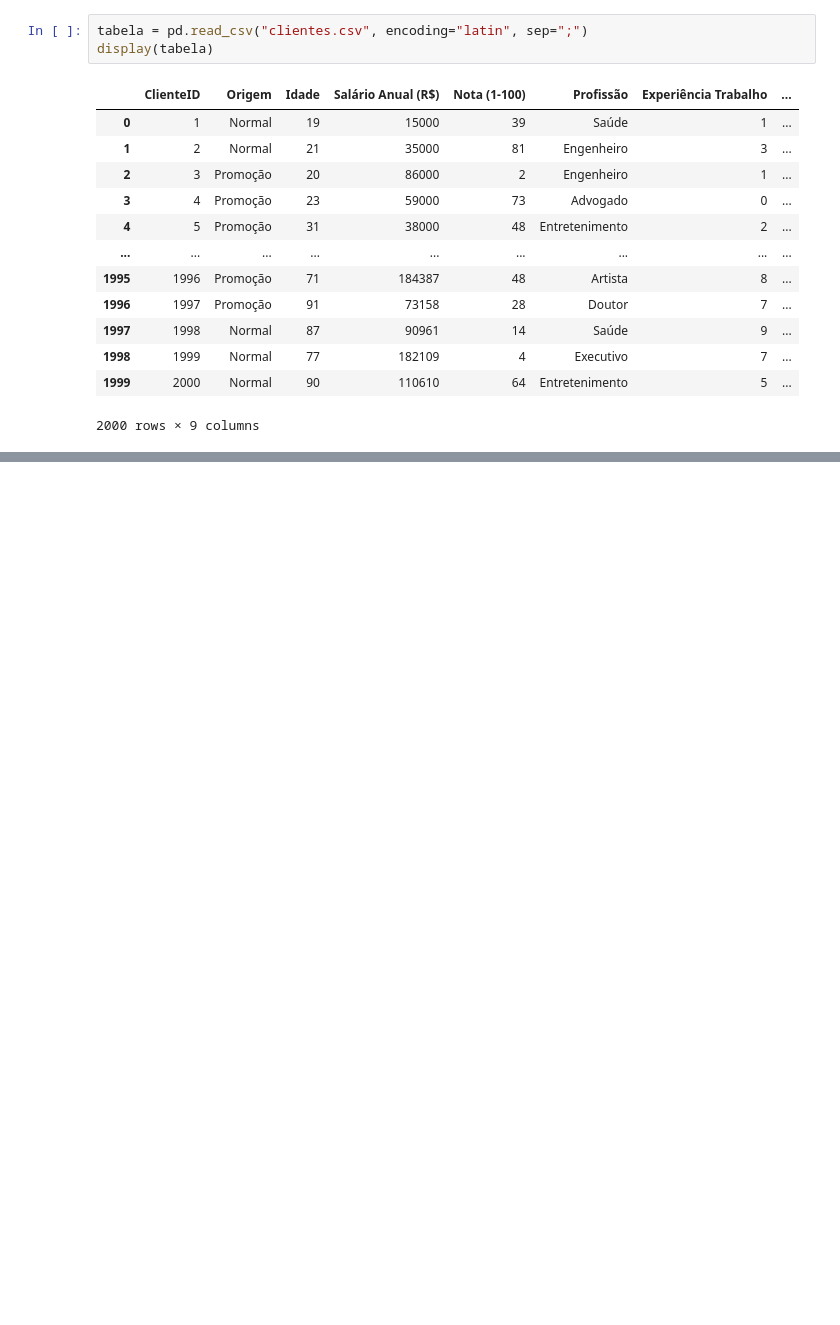
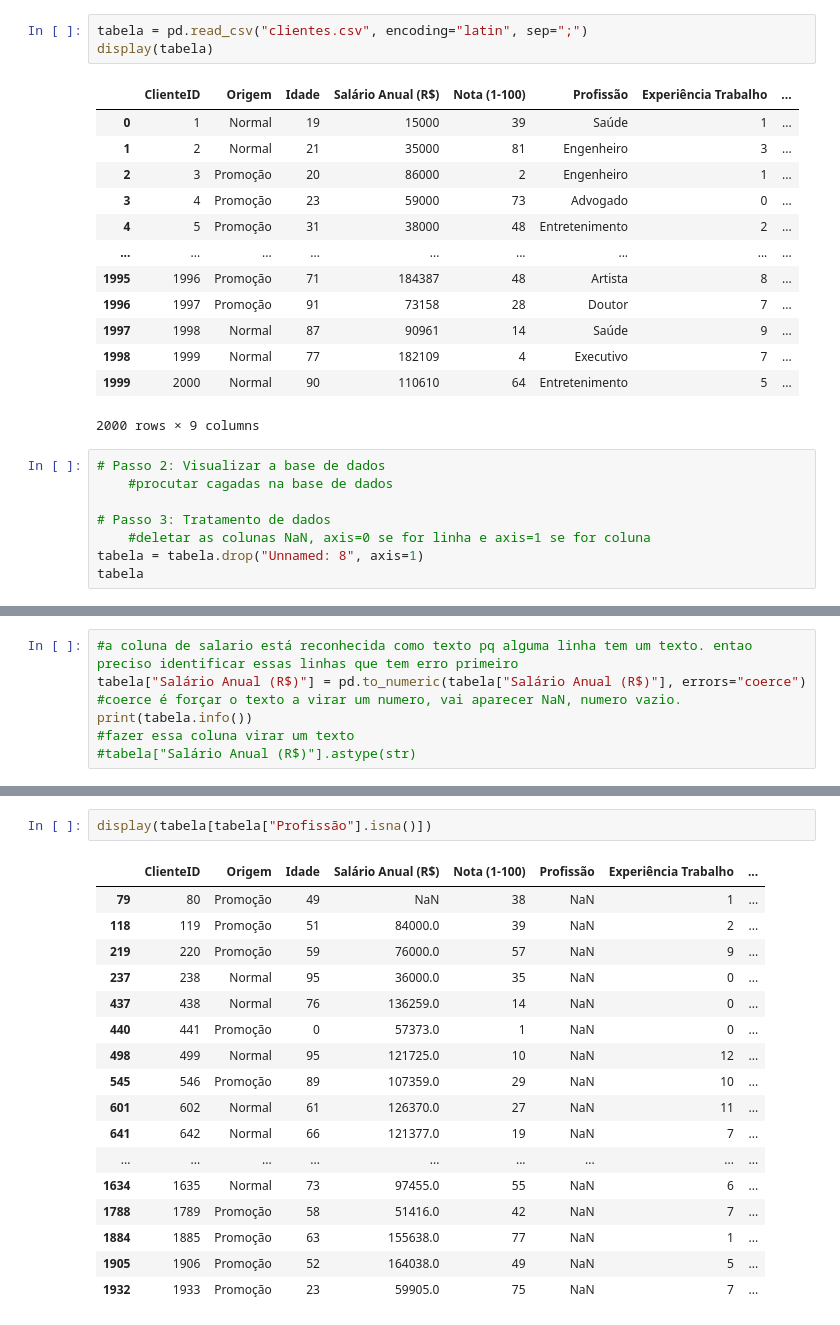
Before and after one commit to marquesgabi/Portifolio, a Jupyter notebook: Curso_Python/Aula02/Aula 2-2- Arquivo Inicial.ipynb, the cells around one changed output, grey strips where cells are left out. Saved outputs shown, nothing was run; the diff lists cells and outputs as text; blank space fills up the shorter version.

```diff
--- a/Curso_Python/Aula02/Aula 2-2- Arquivo Inicial.ipynb
+++ b/Curso_Python/Aula02/Aula 2-2- Arquivo Inicial.ipynb
@@ -43,3 +44,11 @@ display(tabela)
 | 1998 | 1999 | Normal | 77 | 182109 | 4 | Executivo | 7 | ... |
 | 1999 | 2000 | Normal | 90 | 110610 | 64 | Entretenimento | 5 | ... |
 2000 rows × 9 columns
+# %%
+# Passo 2: Visualizar a base de dados
+    #procutar cagadas na base de dados
+
+# Passo 3: Tratamento de dados
+    #deletar as colunas NaN, axis=0 se for linha e axis=1 se for coluna
+tabela = tabela.drop("Unnamed: 8", axis=1)
+tabela
@@ -45,0 +92,6 @@ display(tabela)
+# %%
+#a coluna de salario está reconhecida como texto pq alguma linha tem um texto. entao preciso identificar essas linhas que tem erro primeiro
+tabela["Salário Anual (R$)"] = pd.to_numeric(tabela["Salário Anual (R$)"], errors="coerce") #coerce é forçar o texto a virar um numero, vai aparecer NaN, numero vazio.
+print(tabela.info())
+#fazer essa coluna virar um texto
+#tabela["Salário Anual (R$)"].astype(str)
@@ -45,0 +115,20 @@ display(tabela)
+# %%
+display(tabela[tabela["Profissão"].isna()])
+# %% [output]
+|  | ClienteID | Origem | Idade | Salário Anual (R$) | Nota (1-100) | Profissão | Experiência Trabalho | ... |
+| 79 | 80 | Promoção | 49 | NaN | 38 | NaN | 1 | ... |
+| 118 | 119 | Promoção | 51 | 84000.0 | 39 | NaN | 2 | ... |
+| 219 | 220 | Promoção | 59 | 76000.0 | 57 | NaN | 9 | ... |
+| 237 | 238 | Normal | 95 | 36000.0 | 35 | NaN | 0 | ... |
+| 437 | 438 | Normal | 76 | 136259.0 | 14 | NaN | 0 | ... |
+| 440 | 441 | Promoção | 0 | 57373.0 | 1 | NaN | 0 | ... |
+| 498 | 499 | Normal | 95 | 121725.0 | 10 | NaN | 12 | ... |
+| 545 | 546 | Promoção | 89 | 107359.0 | 29 | NaN | 10 | ... |
+| 601 | 602 | Normal | 61 | 126370.0 | 27 | NaN | 11 | ... |
+| 641 | 642 | Normal | 66 | 121377.0 | 19 | NaN | 7 | ... |
+| ... | ... | ... | ... | ... | ... | ... | ... | ... |
+| 1634 | 1635 | Normal | 73 | 97455.0 | 55 | NaN | 6 | ... |
+| 1788 | 1789 | Promoção | 58 | 51416.0 | 42 | NaN | 7 | ... |
+| 1884 | 1885 | Promoção | 63 | 155638.0 | 77 | NaN | 1 | ... |
+| 1905 | 1906 | Promoção | 52 | 164038.0 | 49 | NaN | 5 | ... |
+| 1932 | 1933 | Promoção | 23 | 59905.0 | 75 | NaN | 7 | ... |
```
Also changed, not shown: parts of 13 cells of this notebook.
